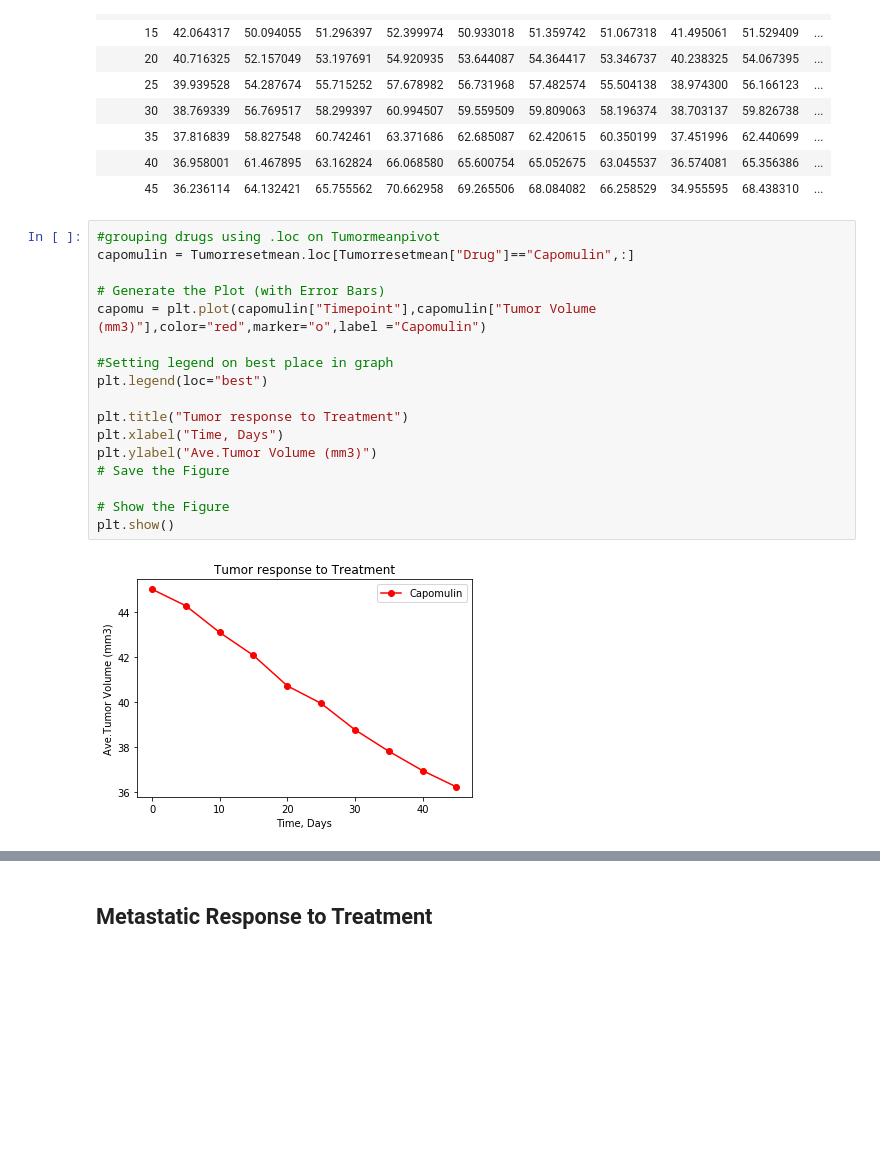
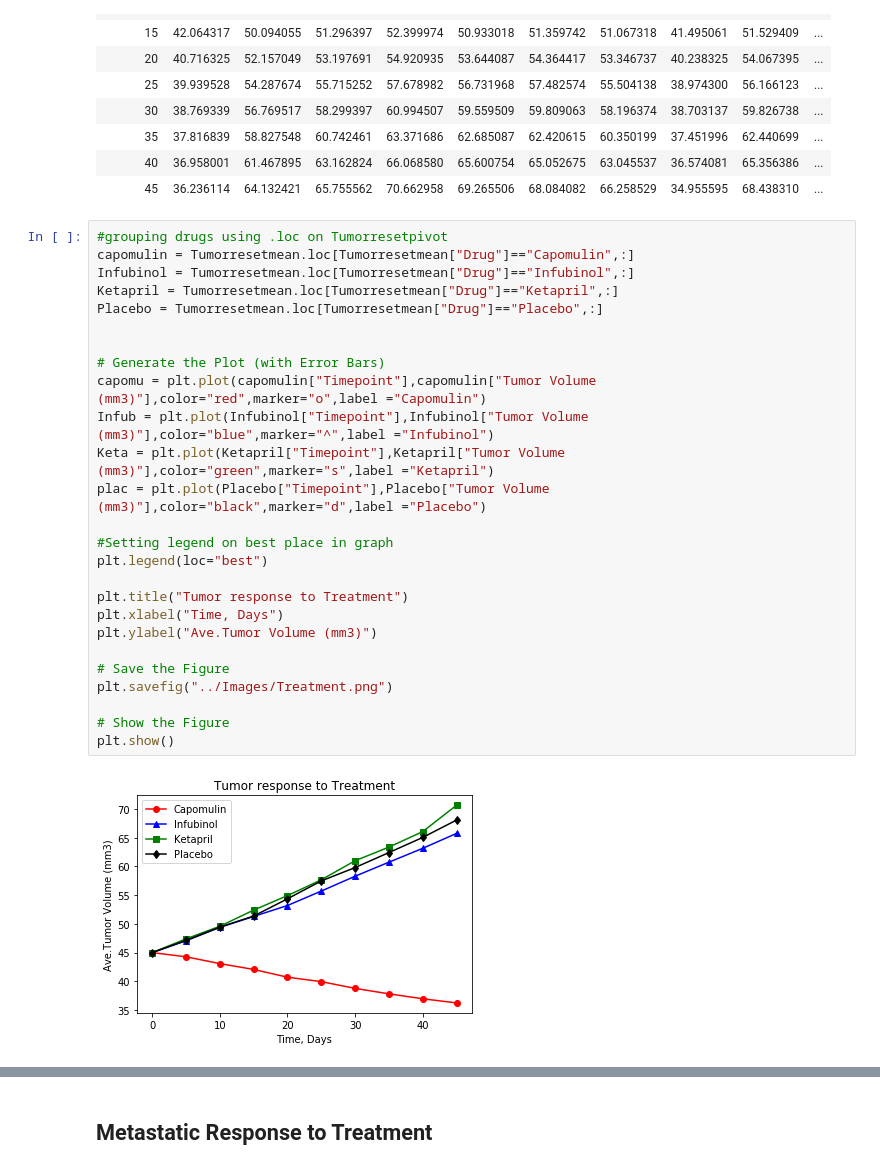
Before and after one commit to cosamagrande/matplotlib-challenge, a Jupyter notebook: Pymaceuticals/pymaceuticals_starter.ipynb, the cells around one changed output, grey strips where cells are left out. Saved outputs shown, nothing was run; the diff lists cells and outputs as text; blank space fills up the shorter version.

```diff
--- a/Pymaceuticals/pymaceuticals_starter.ipynb
+++ b/Pymaceuticals/pymaceuticals_starter.ipynb
@@ -103,24 +103,33 @@ Tumormeanpivot
 | 40 | 36.958001 | 61.467895 | 63.162824 | 66.068580 | 65.600754 | 65.052675 | 63.045537 | 36.574081 | 65.356386 | ... |
 | 45 | 36.236114 | 64.132421 | 65.755562 | 70.662958 | 69.265506 | 68.084082 | 66.258529 | 34.955595 | 68.438310 | ... |
 # %%
-#grouping drugs using .loc on Tumormeanpivot
+#grouping drugs using .loc on Tumorresetpivot
 capomulin = Tumorresetmean.loc[Tumorresetmean["Drug"]=="Capomulin",:]
+Infubinol = Tumorresetmean.loc[Tumorresetmean["Drug"]=="Infubinol",:]
+Ketapril = Tumorresetmean.loc[Tumorresetmean["Drug"]=="Ketapril",:]
+Placebo = Tumorresetmean.loc[Tumorresetmean["Drug"]=="Placebo",:]
+
 
 # Generate the Plot (with Error Bars)
 capomu = plt.plot(capomulin["Timepoint"],capomulin["Tumor Volume (mm3)"],color="red",marker="o",label ="Capomulin")
+Infub = plt.plot(Infubinol["Timepoint"],Infubinol["Tumor Volume (mm3)"],color="blue",marker="^",label ="Infubinol")
+Keta = plt.plot(Ketapril["Timepoint"],Ketapril["Tumor Volume (mm3)"],color="green",marker="s",label ="Ketapril")
+plac = plt.plot(Placebo["Timepoint"],Placebo["Tumor Volume (mm3)"],color="black",marker="d",label ="Placebo")
 
 #Setting legend on best place in graph
 plt.legend(loc="best")
 
 plt.title("Tumor response to Treatment")
 plt.xlabel("Time, Days")
 plt.ylabel("Ave.Tumor Volume (mm3)")
+
 # Save the Figure
+plt.savefig("../Images/Treatment.png")
 
 # Show the Figure
 plt.show()
 # %% [output]
-[figure, old version]
+[figure, new version]
 # %% [markdown]
 ![Tumor Response to Treatment](../Images/treatment.png)
 # %% [markdown]
```
Also changed, not shown: 1 other file.
